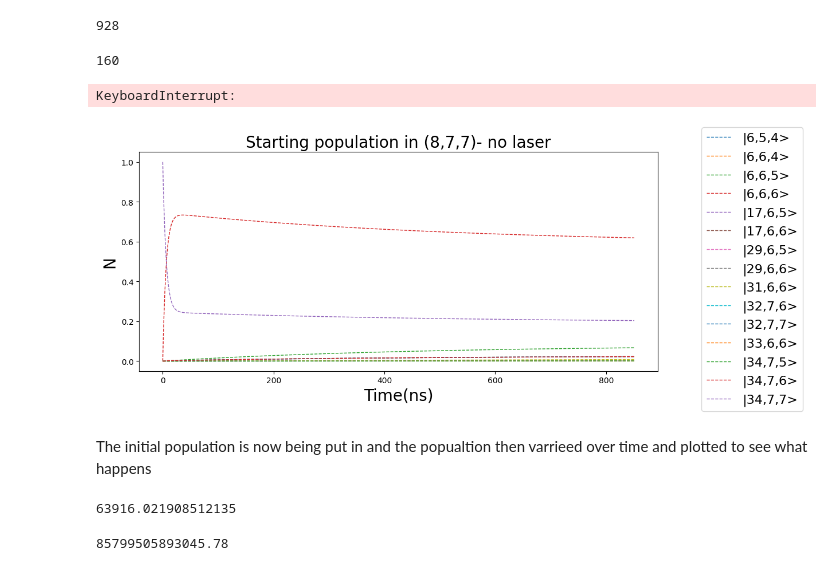
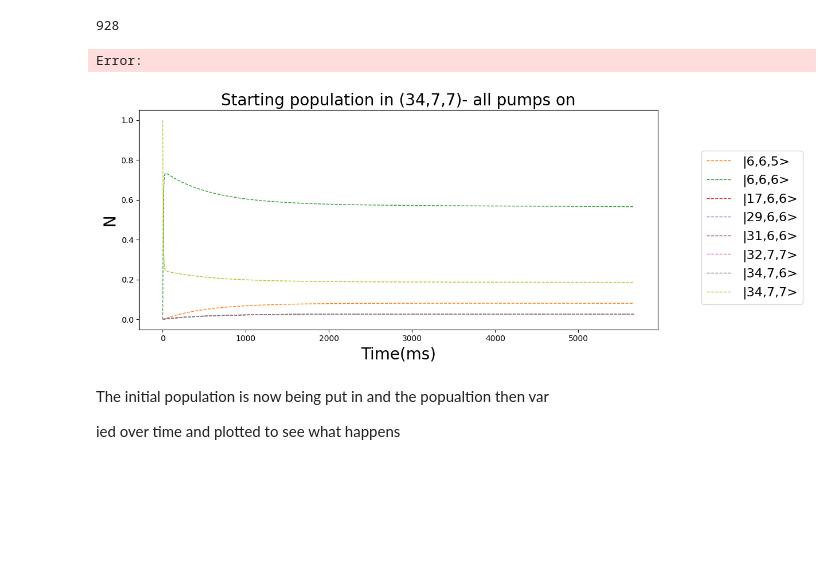
Before and after one commit to benfox4543/Actinium227-cooling-, a Jupyter notebook: actiumium cooling model.ipynb, the cells around one changed output. Cells and saved outputs as stored; diff of their text form; code cells hidden in the pictures; blank space fills up the shorter version.

```diff
--- a/actiumium cooling model.ipynb
+++ b/actiumium cooling model.ipynb
@@ -32,5 +32,5 @@ def Isat(i,j,Gamma):
     return sat
 # %%
 def p(s,Isat,r):
-    power = s*Isat*np.pi*r/2
+    power = s*Isat*np.pi*r**2/2
     return power
@@ -398,6 +401,7 @@ e =  (EEE['E_34'][3] -  EEE['E_6'][3])
 e2 = (EEE['E_34'][3] - EEE['E_29'][3])
 e3 = (EEE['E_34'][3] - EEE['E_17'][3])
 e4 = (EEE['E_34'][3] - EEE['E_32'][3])
+e5 = (EEE['E_34'][3] - EEE['E_31'][3])
 # %%
  46960.24
 # %% [output]
@@ -430,49 +434,44 @@ print(len(fff))
 maxi = len(fff) - 1
 # %% [output]
 928
-# %%
-j = 0
-for i in fff:
-    j = j + 1
-    if i == [6,6,6]:
-        break
-print(j)
-# %% [output]
-160
 # %%
 # the laser is the established as and then inptued into a function which caclutlates the rate eqaution
 laserbeam  = {}
 laserbeam['H_6->H_34'] = pp.laserBeams([
     {'kvec':np.array([0,0,1]), 'pol': np.array([0,0,1]),
-     'pol_coord':'spherical', 'delta':e2, 's':1}] ,beam_type= pp.infinitePlaneWaveBeam)#main pumping laser
+     'pol_coord':'spherical', 'delta':e, 's':1}] ,beam_type= pp.infinitePlaneWaveBeam)#main pumping laser-1.56W
 laserbeam['H_29->H_34'] = pp.laserBeams([{'kvec':np.array([0, 1, 0]), 'pol':np.array([0,0,1]),
-        'pol_coord':'cartesian', 'delta':e2, 's':10000000}],
+        'pol_coord':'cartesian', 'delta':e2, 's':1e6}],
     beam_type= pp.infinitePlaneWaveBeam)#repump
 laserbeam['H_17->H_34'] = pp.laserBeams(
     [{'kvec':np.array([0, 1,0 ]), 'pol':np.array([0,0, 1]),
-           'pol_coord':'cartesian', 'delta':e3, 's':10000}],
+           'pol_coord':'cartesian', 'delta':e3, 's':1e6}],#1.26MW
          beam_type= pp.infinitePlaneWaveBeam)
 laserbeam['H_32->H_34'] = pp.laserBeams(
    [{'kvec':np.array([0, 0, 1]), 'pol':-1,
           'pol_coord':'spherical', 'delta':e4, 's':10000}],
            beam_type= pp.infinitePlaneWaveBeam)
+laserbeam['H_31->H_34'] =  pp.laserBeams(
+    [{'kvec':np.array([0, 1,0 ]), 'pol':np.array([0,0, 1]),
+           'pol_coord':'cartesian', 'delta':e5, 's':10000}],
+         beam_type= pp.infinitePlaneWaveBeam)
 rateeq = pp.rateeq(laserbeam,magField,hamiltonians_ac_a)
+# %% [output]
+Error:
 # %%
-t_0 = (1/gamma_r)*200
+t_0 = (1/gamma_r)*2000
 N0  = np.zeros((rateeq.hamiltonian.n,))
 N0[maxi] = 1#719 is state 29(25183.8)
 rateeq.set_initial_pop(N0)
-rateeq.evolve_populations([0,15e-10/t_0],max_step = 0.00001)
+rateeq.evolve_populations([0,10e-8/t_0],max_step = 100)
-# %% [output]
-KeyboardInterrupt:
 # %%
 pos_index = [3,4,5,6,7,8]
 
 fig, ax = plt.subplots(1,1,sharex=True,sharey=True, figsize = (10,5))
 
-j = 0
+#j = 0/
 
-legend_elements = [plt.Line2D([0], [0], color= 'black', linestyle='--', lw=2, label=f'(state,F,M$_F$)')]
+#legend_elements = [plt.Line2D([0], [0], color= 'black', linestyle='--', lw=2, label=f'(state,F,M$_F$)')]
 
 #plt.subplot(2,1,1)
 
@@ -482,47 +481,46 @@ for bob in range(len(rateeq.sol.y)):
     m = fff[bob][2]
     k = rateeq.sol.y[bob]
 
-    if any(x >0.0005 for x in k):
+    if any(x >0.01 for x in k):
 
         color = get_distinct_color()
-        ax.plot(1e9*rateeq.sol.t ,rateeq.sol.y[bob],'--',color = color, linewidth=1.0,
+        ax.plot(1e3*rateeq.sol.t ,rateeq.sol.y[bob],'--',color = color, linewidth=1.0,
         label='|' + ','.join([str(ee), str(ff), str(m)]) + '>')
         # ax[1].plot(1e9*rateeq1.sol.t ,rateeq1.sol.y[bob],'--',color = color, linewidth=1.0,
         # label='|' + ','.join([str(ee), str(ff), str(m)]) + '>')
         # legend_elements.append(plt.Line2D([0], [0], color= color, linestyle='--', lw=2, label=f'({pos_index[j]},{ff},{m})'))
         # j += 1
 # handles, labels = [], []
 # for axs in ax:
 #     for handle, label in zip(*axs.get_legend_handles_labels()):
 #         if label not in labels:  # Avoid duplicate labels
 #             handles.append(handle)
 #             labels.append(label)
 
 
 
 # Create a single legend for the entire figure
 
 fig.legend( bbox_to_anchor=(1.05, 0.5), loc='center left',fontsize = 16)
         #i += 3
 
-ax.set_title('Starting population in (8,7,7)- no laser', fontsize = 20)
+ax.set_title('Starting population in (34,7,7)- all pumps on', fontsize = 20)
 # ax[1].set_title('Starting population in (8,7,7)- laser tuned to cooling transition',fontsize = 20)
-# ax[1].set_xlabel('Time(ns)',fontsize = 20)
-ax.set_xlabel('Time(ns)',fontsize = 20)
+# ax[1].set_xlabeTime(ns)',fontsize = 20)
+ax.set_xlabel('Time(ms)',fontsize = 20)
 ax.set_ylabel('N',fontsize = 20)
 
 
 plt.tight_layout()
 plt.show()
 # %% [output]
-[figure, old version]
+[figure, new version]
 # %% [markdown]
-The initial population is now being put in and the popualtion then varrieed over time and plotted to see what happens
+
+The initial population is now being put in and the popualtion then var
+
+
+
+
+
+ied over time and plotted to see what happens
-# %%
-l = g(35850.31,Ee[29],med(35850.31,Ee[29]),5.5)
-# %% [output]
-63916.021908512135
-# %%
-print((np.pi*(12e-3)**2/2)*1e3)
-# %% [output]
-85799505893045.78
```
Also changed, not shown: parts of 7 cells of this notebook.
